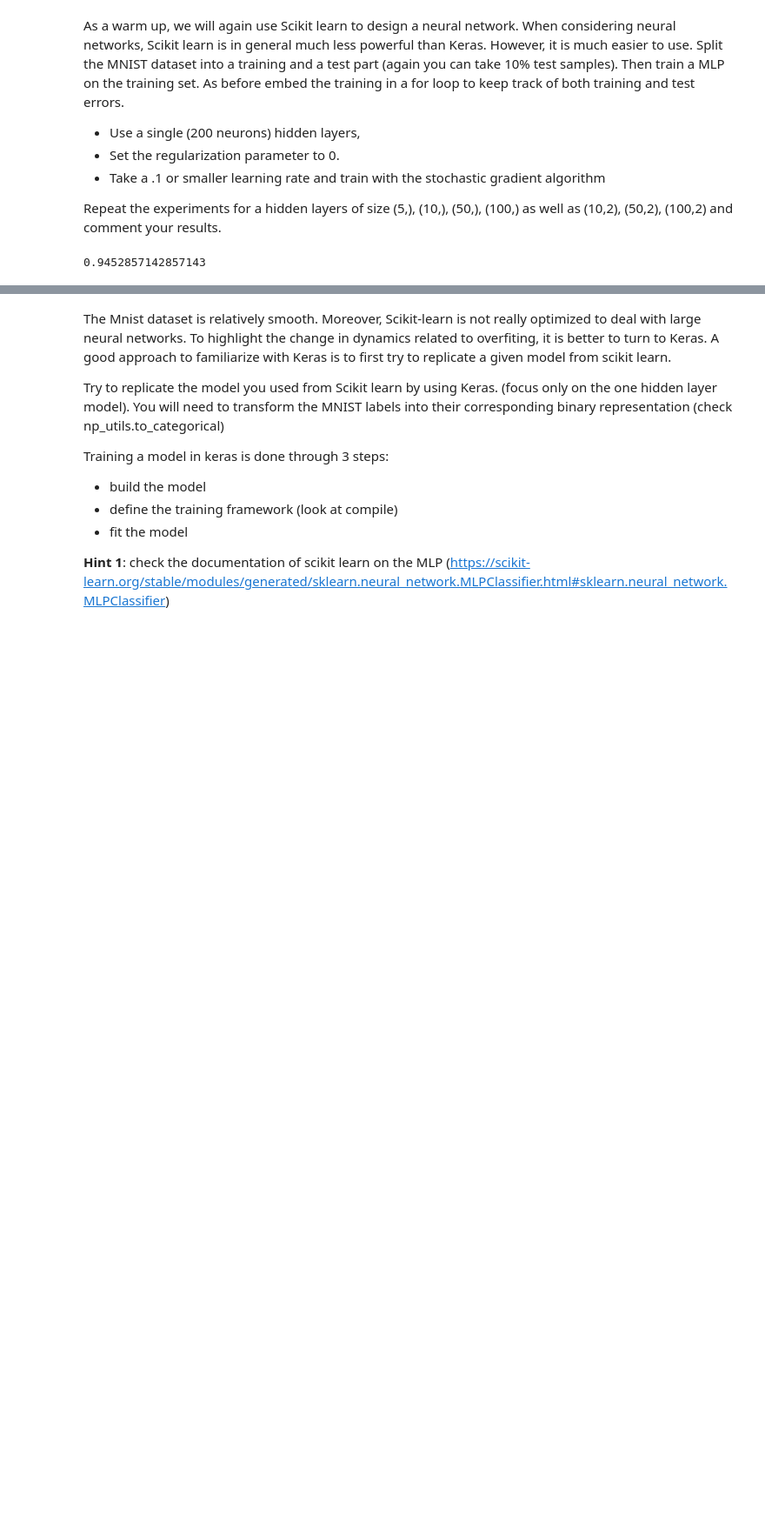
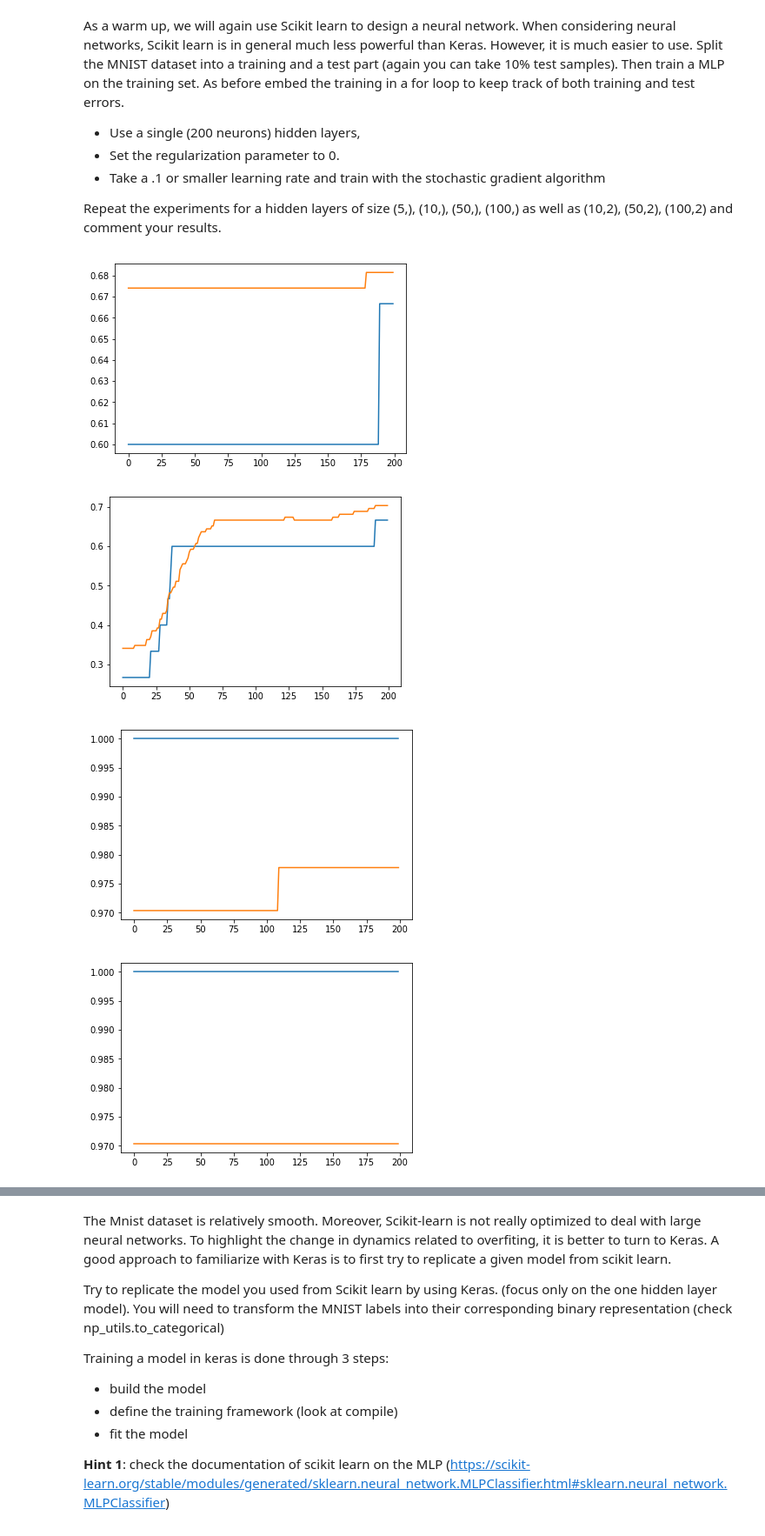
Before and after one commit to WaleedHashmi/Intro-to-Machine-Learning, a Jupyter notebook: Assignements/Assignment - 2/Assignment2.ipynb, the cells around one changed output, grey strips where cells are left out. Shown at 87% size. Saved outputs shown, nothing was run; the diff lists cells and outputs as text; code cells hidden in the pictures; blank space fills up the shorter version.

```diff
--- a/Assignements/Assignment - 2/Assignment2.ipynb
+++ b/Assignements/Assignment - 2/Assignment2.ipynb
@@ -116,11 +113,54 @@ from sklearn import datasets
 
 X_train, X_test, y_train, y_test = train_test_split(X, y, test_size=0.1, random_state=1)
 
-clf = MLPClassifier(solver="adam", warm_start=True, alpha=1e-5, hidden_layer_sizes=(10, 50))
 
+clf = MLPClassifier(solver="adam", warm_start=True, alpha=1e-5, hidden_layer_sizes=(10,))
+testScore = []
+trainScore = []
 
-clf.fit(X_train, y_train)
-score = clf.score(X_test, y_test)
-print (score)
+for i in range (200):
+    clf.fit(X_train, y_train)
+    trainScore.append(clf.score(X_train, y_train))
+    testScore.append(clf.score(X_test, y_test))
+
+plt.plot(testScore)
+plt.plot(trainScore)
+
+plt.show()
-# %% [output]
-0.9452857142857143
+# %%
+for j in [50,100]:
+
+    clf = MLPClassifier(solver="adam", warm_start=True, alpha=1e-5, hidden_layer_sizes=(j,))
+    testScore = []
+    trainScore = []
+
+    for i in range (200):
+        clf.fit(X_train, y_train)
+        trainScore.append(clf.score(X_train, y_train))
+        testScore.append(clf.score(X_test, y_test))
+
+    plt.plot(testScore)
+    plt.plot(trainScore)
+
+    plt.show()
+
+for j in [10,50,100]:
+
+    clf = MLPClassifier(solver="adam", warm_start=True, alpha=1e-5, hidden_layer_sizes=(j,2))
+    testScore = []
+    trainScore = []
+
+    for i in range (200):
+        clf.fit(X_train, y_train)
+        trainScore.append(clf.score(X_train, y_train))
+        testScore.append(clf.score(X_test, y_test))
+
+    plt.plot(testScore)
+    plt.plot(trainScore)
+
+    plt.show()
+# %% [output]
+[figure, added]
+[figure, added]
+[figure, added]
+[figure, added]
```
Also changed, not shown: parts of 3 cells of this notebook.
